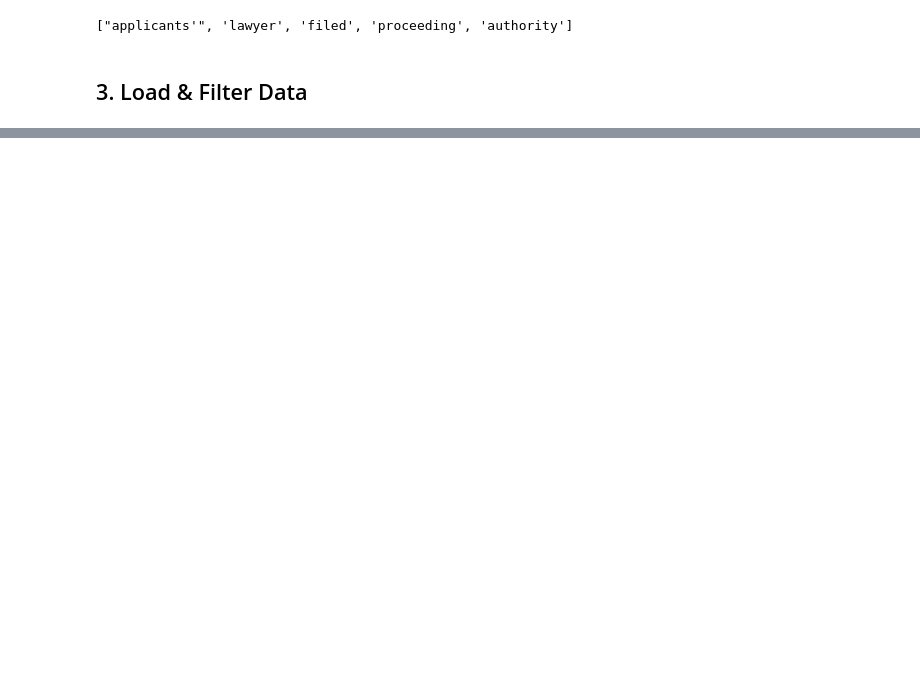
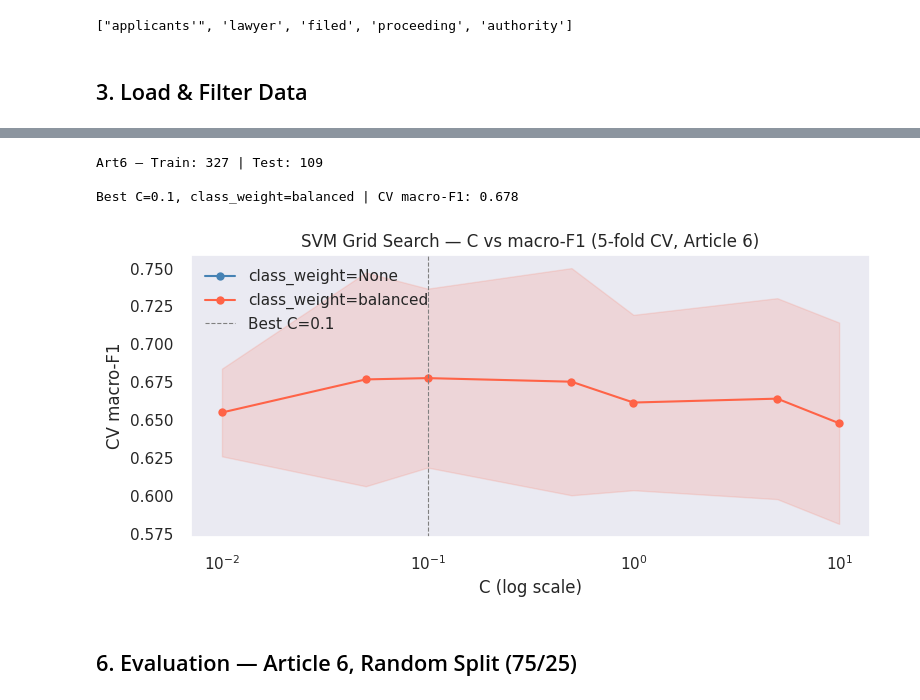
Before and after one commit to leondgarse/echr, a Jupyter notebook: train_svm.ipynb, the cells around one changed output, grey strips where cells are left out. Cells and saved outputs as stored; diff of their text form; code cells hidden in the pictures; blank space fills up the shorter version.

Commit message:
update for all article accuracy

```diff
--- a/train_svm.ipynb
+++ b/train_svm.ipynb
@@ -469,0 +143,50 @@ plt.show()
+# %%
+X_train6, X_test6, y_train6, y_test6 = train_test_split(
+    X6, y6, test_size=0.25, stratify=y6, random_state=RANDOM_STATE
+)
+print(f'Art6 — Train: {len(X_train6)} | Test: {len(X_test6)}')
+
+param_grid = {
+    'svm__C':            [0.01, 0.05, 0.1, 0.5, 1.0, 5.0, 10.0],
+    'svm__class_weight': [None, 'balanced'],
+}
+cv = StratifiedKFold(n_splits=5, shuffle=True, random_state=RANDOM_STATE)
+
+gs = GridSearchCV(
+    Pipeline([('tfidf', make_tfidf()), ('svm', LinearSVC(max_iter=2000, random_state=RANDOM_STATE))]),
+    param_grid, cv=cv, scoring='f1_macro', n_jobs=-1, refit=True
+)
+gs.fit(X_train6, y_train6)
+
+BEST_C  = gs.best_params_['svm__C']
+BEST_CW = gs.best_params_['svm__class_weight']
+print(f'\nBest C={BEST_C}, class_weight={BEST_CW} | CV macro-F1: {gs.best_score_:.3f}')
+# %% [output]
+Art6 — Train: 327 | Test: 109
+
+Best C=0.1, class_weight=balanced | CV macro-F1: 0.678
+# %%
+results_gs = pd.DataFrame(gs.cv_results_)
+fig, ax = plt.subplots(figsize=(8, 4))
+
+for cw, color, label in [(None, 'steelblue', 'class_weight=None'), ('balanced', 'tomato', 'class_weight=balanced')]:
+    mask = results_gs['param_svm__class_weight'] == cw
+    sub  = results_gs[mask].sort_values('param_svm__C')
+    ax.plot(sub['param_svm__C'], sub['mean_test_score'], marker='o', color=color, label=label)
+    ax.fill_between(sub['param_svm__C'],
+                    sub['mean_test_score'] - sub['std_test_score'],
+                    sub['mean_test_score'] + sub['std_test_score'],
+                    alpha=0.15, color=color)
+
+ax.axvline(BEST_C, linestyle='--', color='gray', linewidth=0.8, label=f'Best C={BEST_C}')
+ax.set_xscale('log')
+ax.set_xlabel('C (log scale)')
+ax.set_ylabel('CV macro-F1')
+ax.set_title('SVM Grid Search — C vs macro-F1 (5-fold CV, Article 6)')
+ax.legend()
+plt.tight_layout()
+plt.show()
+# %% [output]
+[figure, added]
+# %% [markdown]
+## 6. Evaluation — Article 6, Random Split (75/25)
```
Also changed, not shown: parts of 50 cells of this notebook, 1 other file.
